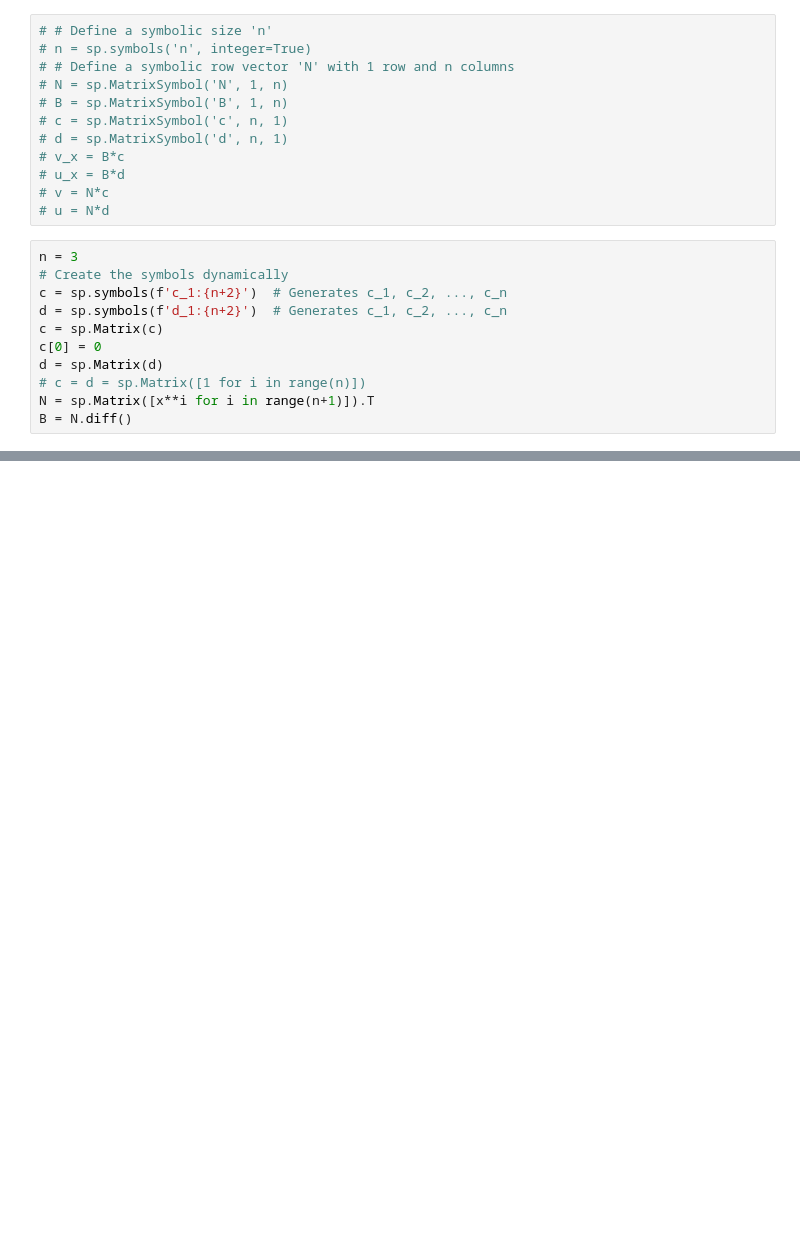
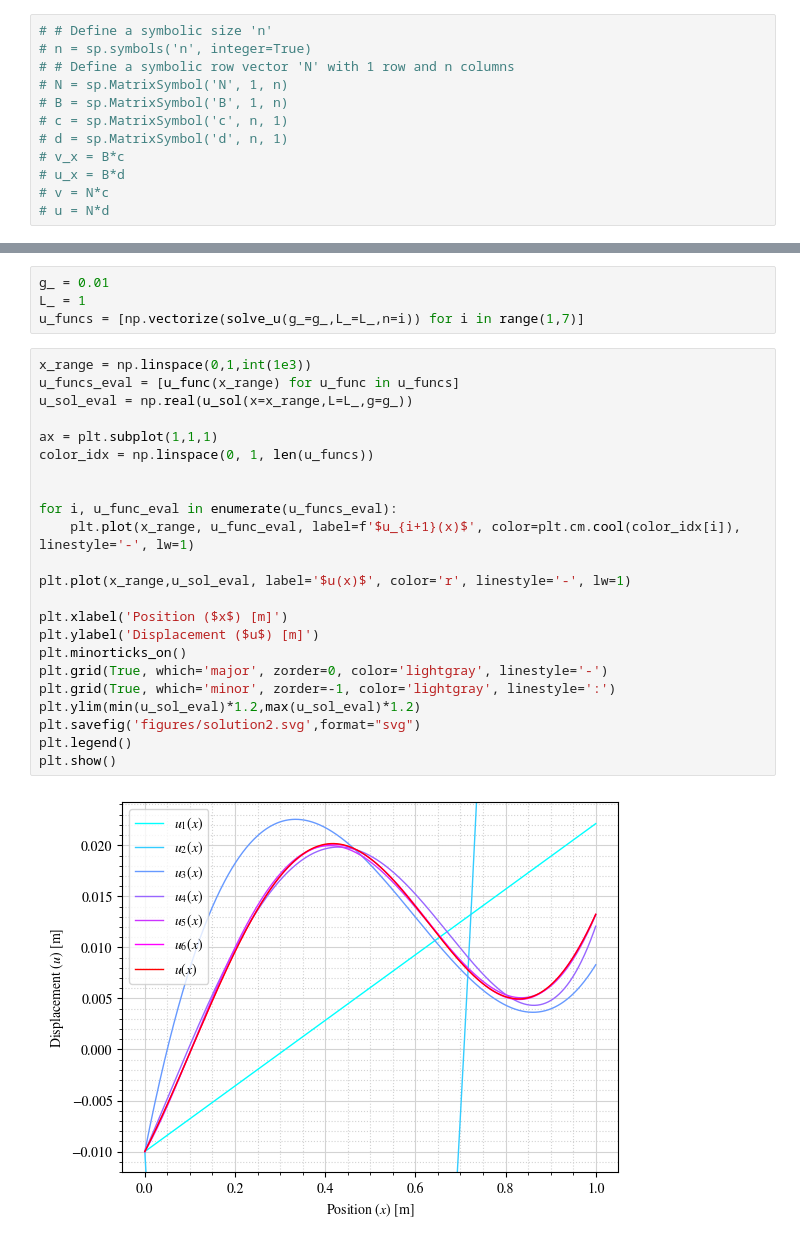
Before and after one commit to SerMarFe/CAE_exercices, a Jupyter notebook: practica1.ipynb, the cells around one changed output, grey strips where cells are left out. Saved outputs shown, nothing was run; the diff lists cells and outputs as text; blank space fills up the shorter version.

```diff
--- a/practica1.ipynb
+++ b/practica1.ipynb
@@ -93,14 +92,3 @@ $\displaystyle \int\limits_{0}^{L} \frac{d}{d x} u{\left(x \right)} \frac{d}{d x
 # u_x = B*d
 # v = N*c
 # u = N*d
-# %%
-n = 3
-# Create the symbols dynamically
-c = sp.symbols(f'c_1:{n+2}')  # Generates c_1, c_2, ..., c_n
-d = sp.symbols(f'd_1:{n+2}')  # Generates c_1, c_2, ..., c_n
-c = sp.Matrix(c)
-c[0] = 0
-d = sp.Matrix(d)
-# c = d = sp.Matrix([1 for i in range(n)])
-N = sp.Matrix([x**i for i in range(n+1)]).T
-B = N.diff()
@@ -146,0 +125,29 @@ sp.solve(eqs,dl)
+# %%
+g_ = 0.01
+L_ = 1
+u_funcs = [np.vectorize(solve_u(g_=g_,L_=L_,n=i)) for i in range(1,7)]
+# %%
+x_range = np.linspace(0,1,int(1e3))
+u_funcs_eval = [u_func(x_range) for u_func in u_funcs]
+u_sol_eval = np.real(u_sol(x=x_range,L=L_,g=g_))
+
+ax = plt.subplot(1,1,1)
+color_idx = np.linspace(0, 1, len(u_funcs))
+
+
+for i, u_func_eval in enumerate(u_funcs_eval):
+    plt.plot(x_range, u_func_eval, label=f'$u_{i+1}(x)$', color=plt.cm.cool(color_idx[i]), linestyle='-', lw=1)
+
+plt.plot(x_range,u_sol_eval, label='$u(x)$', color='r', linestyle='-', lw=1)
+
+plt.xlabel('Position ($x$) [m]')
+plt.ylabel('Displacement ($u$) [m]')
+plt.minorticks_on()
+plt.grid(True, which='major', zorder=0, color='lightgray', linestyle='-')
+plt.grid(True, which='minor', zorder=-1, color='lightgray', linestyle=':')
+plt.ylim(min(u_sol_eval)*1.2,max(u_sol_eval)*1.2)
+plt.savefig('figures/solution2.svg',format="svg")
+plt.legend()
+plt.show()
+# %% [output]
+[figure, added]
```
Also changed, not shown: parts of 9 cells of this notebook.
